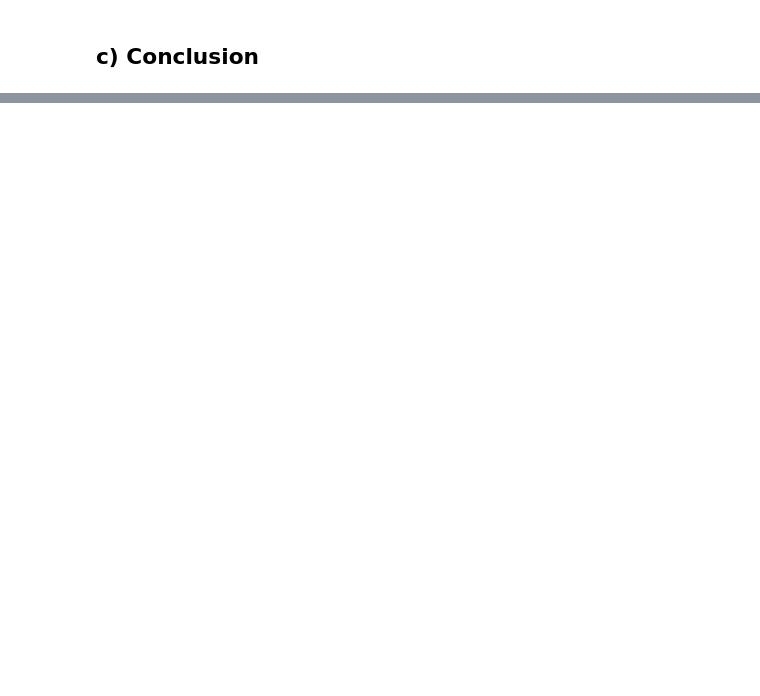
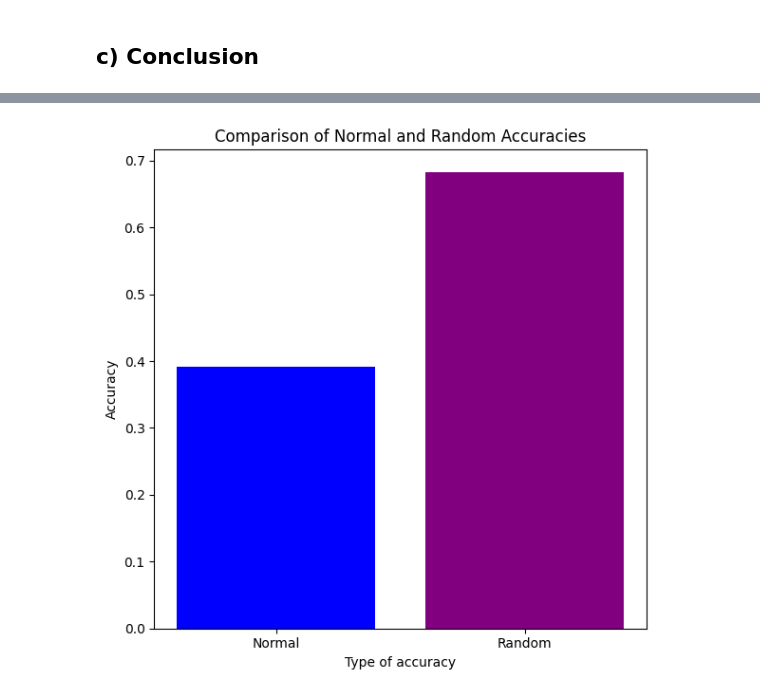
Before and after one commit to Gregsai/introduction-to-ai, a Jupyter notebook: session2/lab/Lab_2_Multi_Layer_Perceptron.ipynb, the cells around one changed output, grey strips where cells are left out. Drawn from its saved outputs; the diff is of its cells as text; code cells hidden in the pictures; blank space fills up the shorter version.

```diff
--- a/session2/lab/Lab_2_Multi_Layer_Perceptron.ipynb
+++ b/session2/lab/Lab_2_Multi_Layer_Perceptron.ipynb
@@ -540,12 +610,12 @@ Now we can train the model with the same parameters than the previous one just t
 # %%
-# creation of the classifier
-classifier = MLPClassifier(max_iter=500)
+best_max_iter = top_results[0][0][0]
+best_neuron = top_results[0][0][1]
+best_hidden_layer = top_results[0][0][2]
+best_activation = top_results[0][0][3]
 
-# Training the classifier
+classifier = MLPClassifier(max_iter=best_max_iter, hidden_layer_sizes=(best_neuron,) * best_hidden_layer, activation=best_activation, batch_size=32)
 classifier.fit(X_train, Y_train)
 
-# Accuracy of the classifier on the training set
-training_set_accuracy = classifier.score(X_train, Y_train)
 print(f"Accuracy of the classifier on the training set: {classifier.score(X_train, Y_train)}")
 
 # Accuracy of the classifier on the test set
@@ -558,0 +829,23 @@ Accuracy of the classifier on the test set: 0.5329059829059829
+# %%
+import re
+
+# Variable definitions
+random_accuracy_v2 = 0
+X_concat = []
+Y_concat = []
+
+# Open file(s)
+dataset_folder = "../../DATASETS_SUPERVISED_LEARNING/RANDOM/"
+files = os.listdir(dataset_folder)
+for filename in files:
+    match = re.match(r'.*_(\d+)x(\d+)\.npz', filename)
+    if match:
+        width = int(match.group(1))
+        height = int(match.group(2))
+    file = np.load(f"{dataset_folder}/{filename}")
+    X_formatted,Y_formatted = get_data_ready_to_be_predicted(file, width,height)
+    for vector, y in zip(X_formatted, Y_formatted):
+        X_concat.append(vector)
+        Y_concat.append(y)
+random_accuracy_v2 = classifier.score(X_concat, Y_concat)
+print(f"Accuracy of the classifier: {random_accuracy_v2}")
@@ -1472,0 +905,13 @@ Top 10 combinations of k and train/test size with the highest average accuracy:
+# %%
+# Tracer les barres
+plt.figure(figsize=(6, 6))
+
+plt.bar(['Normal', 'Random'], [normal_accuracy_v2, random_accuracy_v2], color=['blue', 'purple'])
+plt.title('Comparison of Normal and Random Accuracies')
+plt.xlabel('Type of accuracy')
+plt.ylabel('Accuracy')
+
+plt.tight_layout()
+plt.show()
+# %% [output]
+[figure, added]
```
Also changed, not shown: parts of 78 cells of this notebook, 13 other files.
